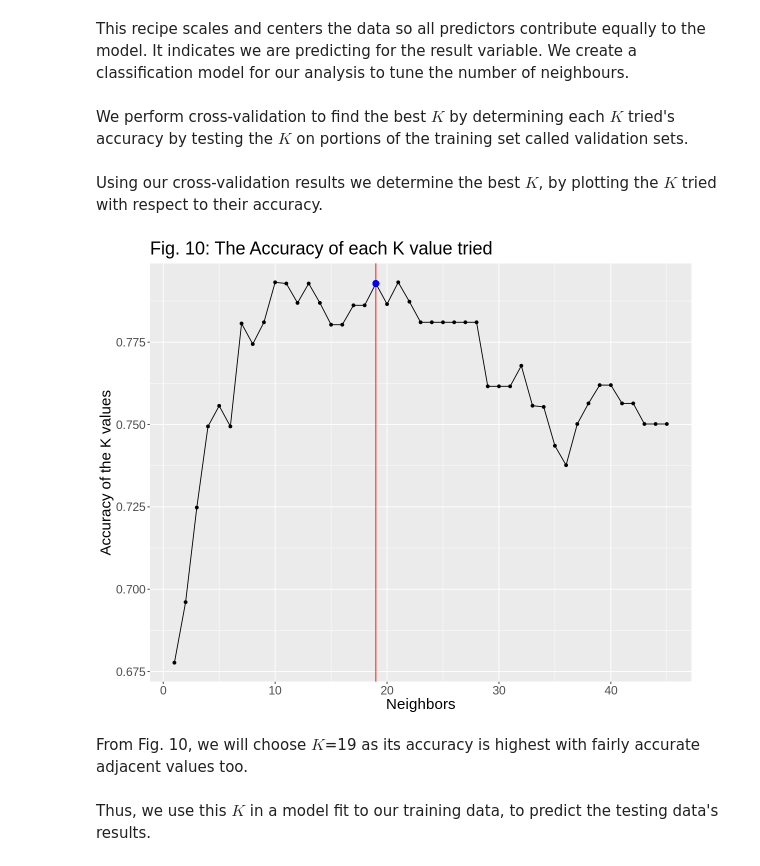
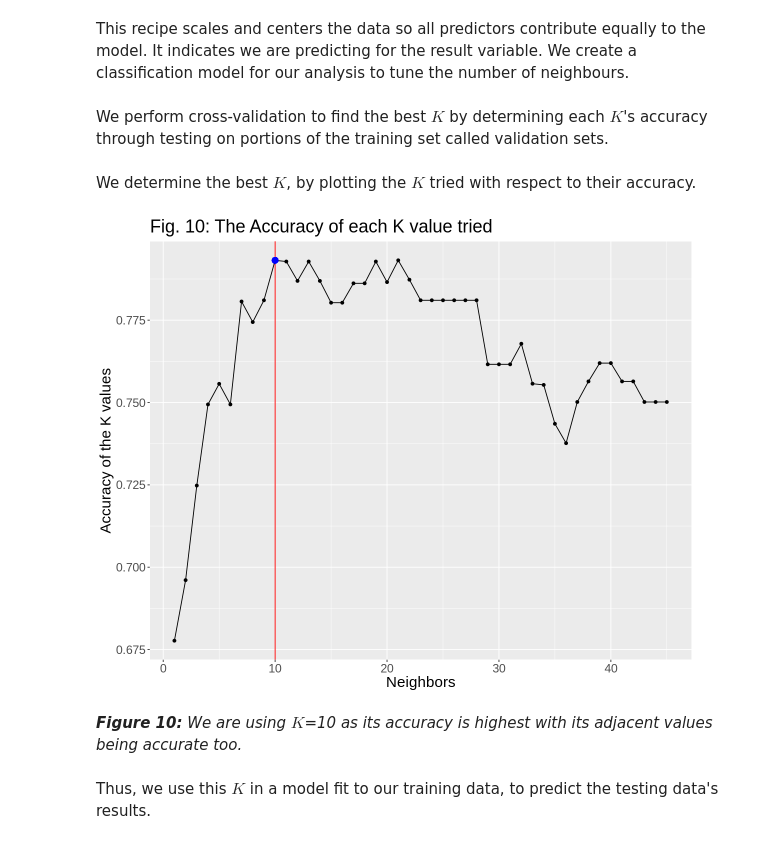
Before and after one commit to chenjerry623/DSCI100-Group17-Project, a Jupyter notebook: Group-17-Project.ipynb, the cells around one changed output. Saved outputs shown, nothing was run; the diff lists cells and outputs as text; code cells hidden in the pictures.

```diff
--- a/Group-17-Project.ipynb
+++ b/Group-17-Project.ipynb
@@ -168,35 +183,17 @@ These plots depict the predictors’ distribution, indicating the association be
 # %% [markdown]
 <b>EXERCISE PREDICTORS GRAPHS:</b>
 # %%
-#Creating the plots to visualize the predictors in the second data set in relation to the severity of heart disease.
+#Visualizing angina during exercise in relation to the HD diagnosis.
 #All of the titles in the plots and axes names are derived from the descriptions of the variables in (Detrano, n.d.).
 options(repr.plot.width = 10, repr.plot.height = 8)
 
 exercise_angina <- ggplot(exercise_train, aes(x = exercise_angina)) +
     ggtitle("Fig. 4: Angina During Exercise and Heart Disease Status Diagnoses") +
-    geom_bar(aes(fill = result)) +
+    geom_histogram(aes(fill = result), position = "dodge", binwidth = 1) +
     xlab("Angina During Exercise") +
     ylab("Count") +
     labs(fill = "Heart Disease Diagnosis") +
+    scale_x_continuous(breaks = 0:1) +
     theme(text = element_text(size = 16))
 exercise_angina
-
-exercise_st_plot <- ggplot(exercise_train, aes(x = exercise_st)) +
-
-    ggtitle("Fig. 5: Exercise-Induced ST Depression and Heart Disease Status Diagnoses") +
-    geom_histogram(aes(fill = result)) +
-    xlab("ST Depression Induced By Exercise") +
-    ylab("Count") +
-    labs(fill = "Heart Disease Diagnosis") +
-    theme(text = element_text(size = 16))
-exercise_st_plot
-
-exercise_slope_plot <- ggplot(exercise_train, aes(x = exercise_slope)) +
-    ggtitle("Fig. 6: Peak ST Segment Slope and Heart Disease Status Diagnoses") +
-    geom_bar(aes(fill = result)) +
-    xlab("Peak ST Segment Slope") +
-    ylab("Count") +
-    labs(fill = "Heart Disease Diagnosis") +
-    theme(text = element_text(size = 16))
-exercise_slope_plot
 # %% [output]
@@ -437,52 +477,52 @@ exercise_model_tune <- nearest_neighbor(weight_func = "rectangular", neighbors =
                         set_engine("kknn") |>
                         set_mode("classification")
 # %% [markdown]
-We perform cross-validation to find the best $K$ by determining each $K$ tried's accuracy by testing the $K$ on portions of the training set called validation sets.
+We perform cross-validation to find the best $K$ by determining each $K$'s accuracy through testing on portions of the training set called validation sets.
 # %%
 set.seed(9999)
 
-# Creating a cross validation.
+# Creating a cross-validation.
 
 exercise_vfold <- vfold_cv(exercise_train, v = 10, strata = result)
 
-# Creating a subset of K values to try.
+# Indicating which K values we are going to try.
 
-k_to_try <- tibble(neighbors = seq(from = 1, to = 45, by = 1))
+k_to_try_exercise <- tibble(neighbors = seq(from = 1, to = 45, by = 1))
 
-# Creating a workflow to determine the best K.
+# Using these K values in a workflow with the cross-validation to find the best K.
 
 exercise_model_workflow <- workflow() |>
                             add_recipe(exercise_recipe) |>
                             add_model(exercise_model_tune) |>
-                            tune_grid(resamples = exercise_vfold, grid = k_to_try) |>
+                            tune_grid(resamples = exercise_vfold, grid = k_to_try_exercise) |>
                             collect_metrics()
 # %% [markdown]
-Using our cross-validation results we determine the best $K$, by plotting the $K$ tried with respect to their accuracy.
+We determine the best $K$, by plotting the $K$ tried with respect to their accuracy.
 # %%
 accuracy_of_k_exercise <- exercise_model_workflow |>
                     filter(.metric == "accuracy")
 
-# Making a plot of the accuracy to use to determine the best K for this analysis.
+# Plotting the accuracy of each K value to find the best one to use in our classification analysis.
 
 highest_accuracy <- accuracy_of_k_exercise |>
-                filter(neighbors == 19) |>
+                filter(neighbors == 10) |>
                 select(mean) |>
                 pull()
 
 accuracy_plot_exercise <- accuracy_of_k_exercise |>
                     ggplot(aes(x = neighbors, y = mean)) +
                     geom_point() +
                     geom_line() +
-                    geom_vline(xintercept = 19, colour = "red") +
-                    geom_point(aes(x = 19, y = highest_accuracy), size = 3, colour = "blue") +
+                    geom_vline(xintercept = 10, colour = "red") +
+                    geom_point(aes(x = 10, y = highest_accuracy), size = 3, colour = "blue") +
                     labs(x = "Neighbors", y = "Accuracy of the K values") +
                     ggtitle("Fig. 10: The Accuracy of each K value tried") +
                     theme(text = element_text(size = 18))
 accuracy_plot_exercise
 # %% [output]
-[figure, old version]
+[figure, new version]
 # %% [markdown]
-From Fig. 10, we will choose $K$=19 as its accuracy is highest with fairly accurate adjacent values too.
+<i><b>Figure 10:</b> We are using $K$=10 as its accuracy is highest with its adjacent values being accurate too.
 # %% [markdown]
 Thus, we use this $K$ in a model fit to our training data, to predict the testing data's results.
 # %%
```
Also changed, not shown: parts of 48 cells of this notebook.
